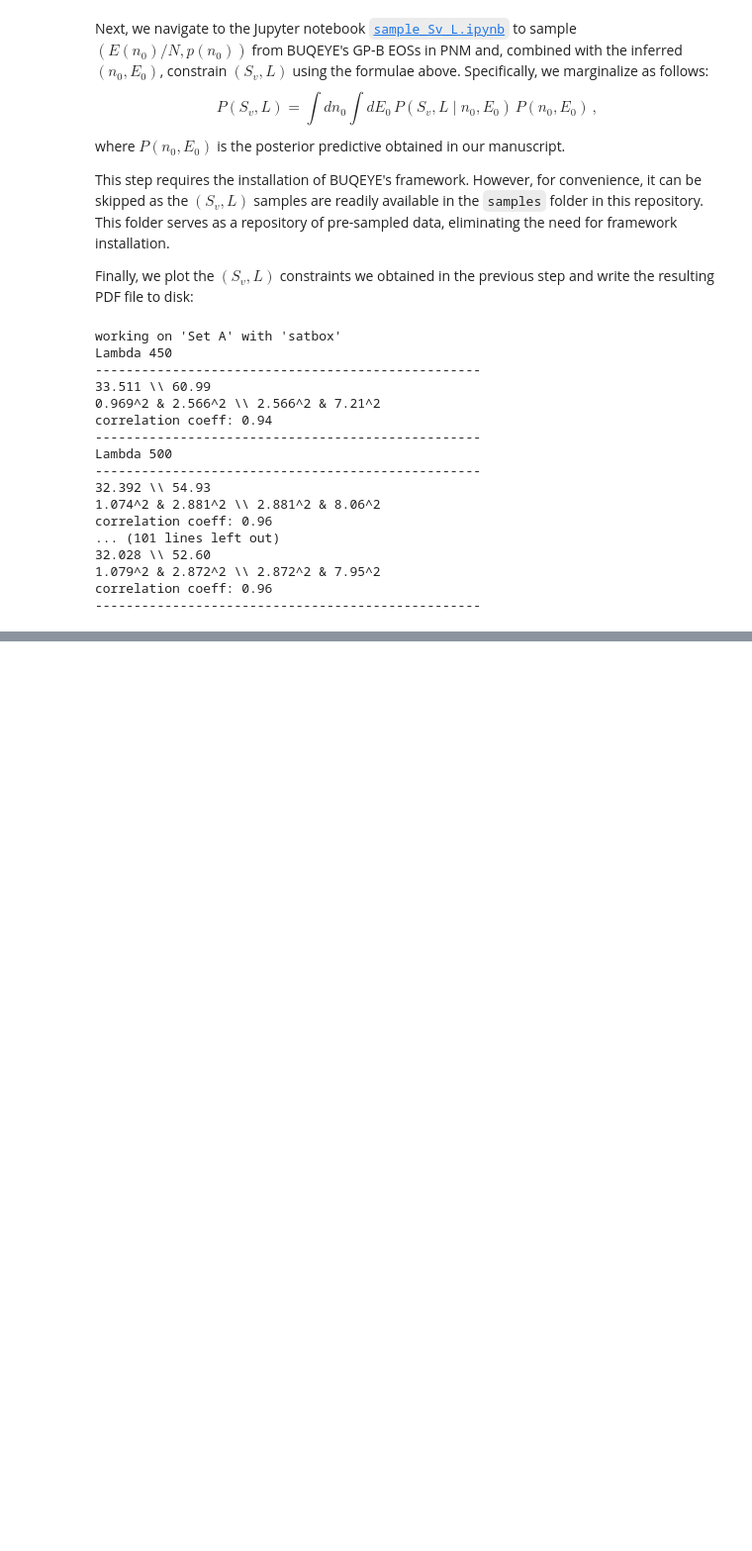
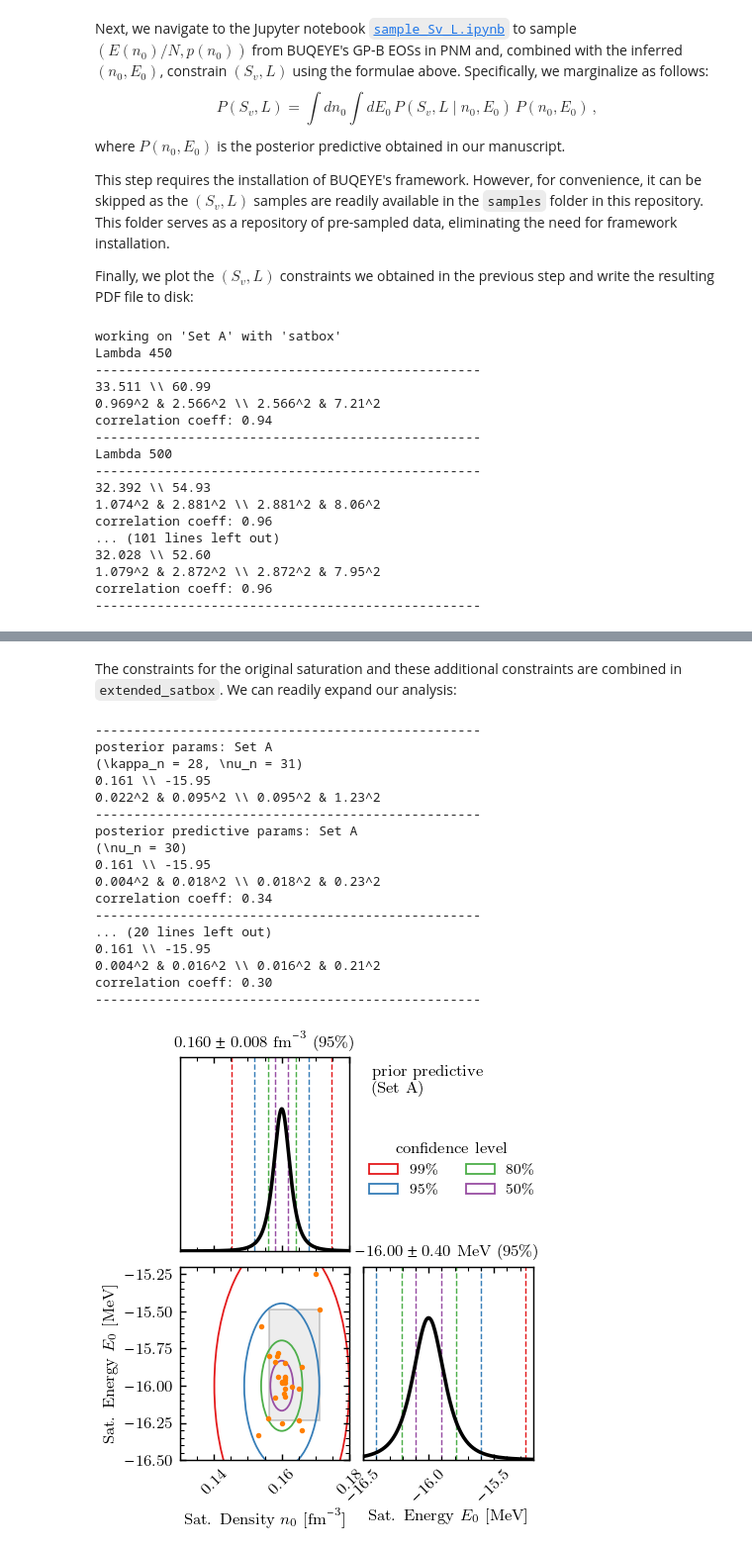
Before and after one commit to cdrischler/nuclear_saturation, a Jupyter notebook: analysis_conjugate_priors.ipynb, the cells around one changed output, grey strips where cells are left out. Shown at 99% size. Saved outputs shown, nothing was run; the diff lists cells and outputs as text; code cells hidden in the pictures; blank space fills up the shorter version.

```diff
--- a/analysis_conjugate_priors.ipynb
+++ b/analysis_conjugate_priors.ipynb
@@ -569,0 +584,34 @@ correlation coeff: 0.96
+# %% [markdown]
+The constraints for the original saturation and these additional constraints are combined in `extended_satbox`. We can readily expand our analysis:
+# %%
+from modules.SaturationAnalysis import extended_satbox
+import matplotlib as plt
+pdf = plt.backends.backend_pdf.PdfPages("pdf/corner_extended_satbox.pdf")
+for prior_set in used_prior_sets:
+    model = StatisticalModel(data=extended_satbox.data_frame, prior_params=prior_set)
+    ret = model.plot_predictives_corner()
+    model.print_latex()
+    res_postpred[prior_set["label"]]["extended_satbox"] = model.predictives_params(return_dict=True)
+    for elem in ret:
+        fig, axs = elem
+        pdf.savefig(fig)
+pdf.close()
+# %% [output]
+--------------------------------------------------
+posterior params: Set A
+(\kappa_n = 28, \nu_n = 31)
+0.161 \\ -15.95
+0.022^2 & 0.095^2 \\ 0.095^2 & 1.23^2
+--------------------------------------------------
+posterior predictive params: Set A
+(\nu_n = 30)
+0.161 \\ -15.95
+0.004^2 & 0.018^2 \\ 0.018^2 & 0.23^2
+correlation coeff: 0.34
+--------------------------------------------------
+... (20 lines left out)
+0.161 \\ -15.95
+0.004^2 & 0.016^2 \\ 0.016^2 & 0.21^2
+correlation coeff: 0.30
+--------------------------------------------------
+[figure, added]
```
Also changed, not shown: parts of 12 cells of this notebook.
